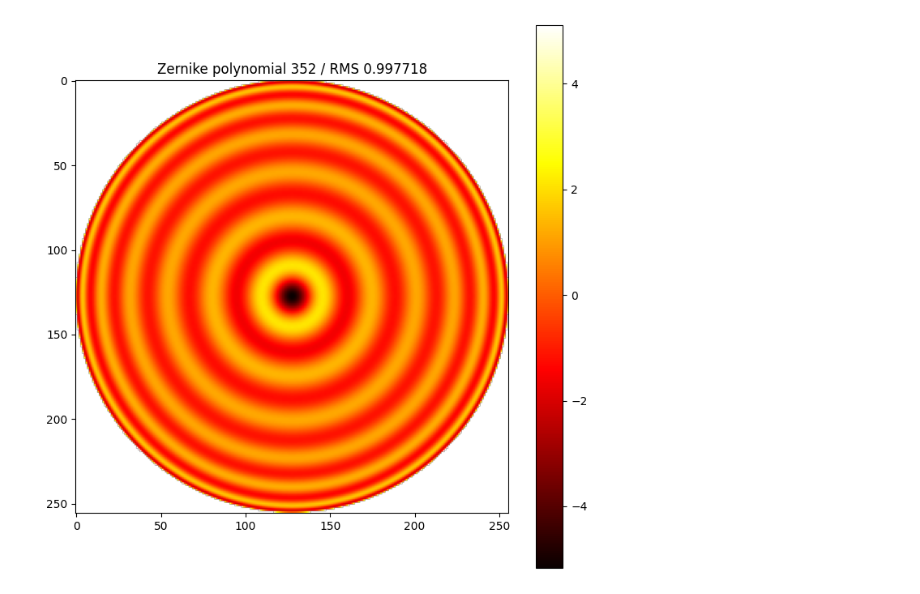
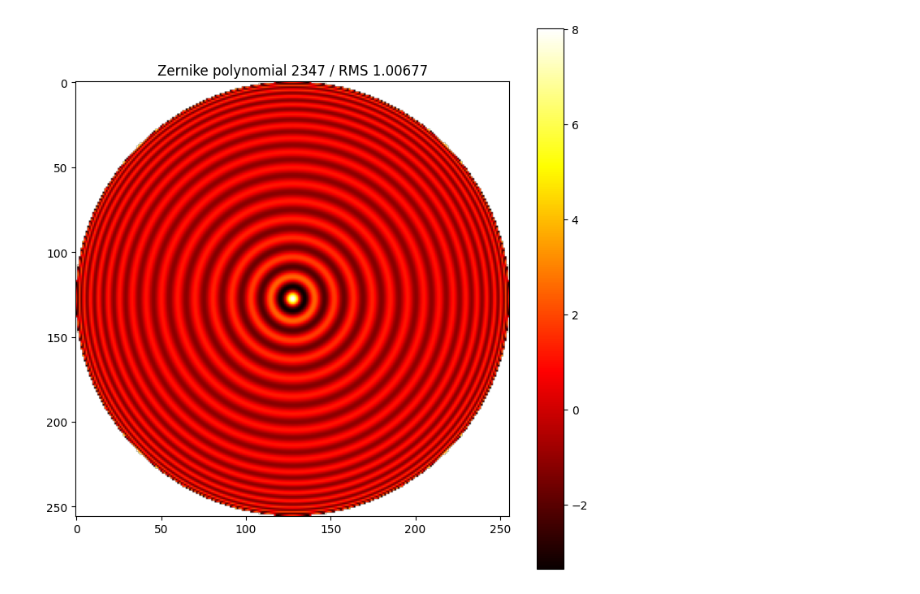
Before and after one commit to pietroferraiuolo/labott, a Jupyter notebook: opticalib/notebook/scratch_zernike_fitting.ipynb, the cells around one changed output. Saved outputs shown, nothing was run; the diff lists cells and outputs as text; code cells hidden in the pictures.

```diff
--- a/opticalib/notebook/scratch_zernike_fitting.ipynb
+++ b/opticalib/notebook/scratch_zernike_fitting.ipynb
@@ -1,22 +1,22 @@
 # %%
 #%%
 import matplotlib.pyplot as plt
 from arte.types.mask import CircularMask
 from arte.utils.zernike_generator import ZernikeGenerator
 
 #%%
 zz = ZernikeGenerator(CircularMask((256,256)))
 n=2347
-n=352
+#n=352
 plt.figure(figsize=(14,7))
 plt.subplot(121)
 plt.imshow(zz.getZernike(n), cmap='hot' )
 plt.colorbar()
 plt.title('Zernike polynomial %d / RMS %g' % (n, zz.getZernike(n).std()))
 plt.tight_layout()
 plt.show()
 # %% [output]
-[figure, old version]
+[figure, new version]
 # %%
 import matplotlib.pyplot as plt
 from arte.types.mask import CircularMask
```
Also changed, not shown: parts of 2 cells of this notebook, 1 other file.
